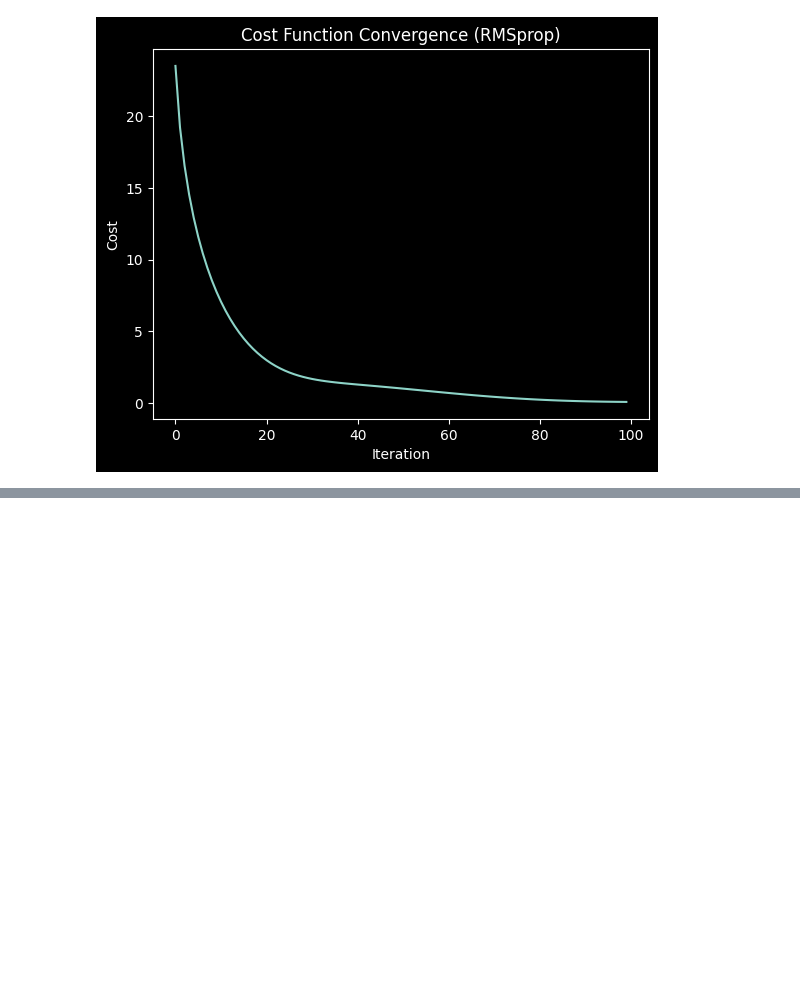
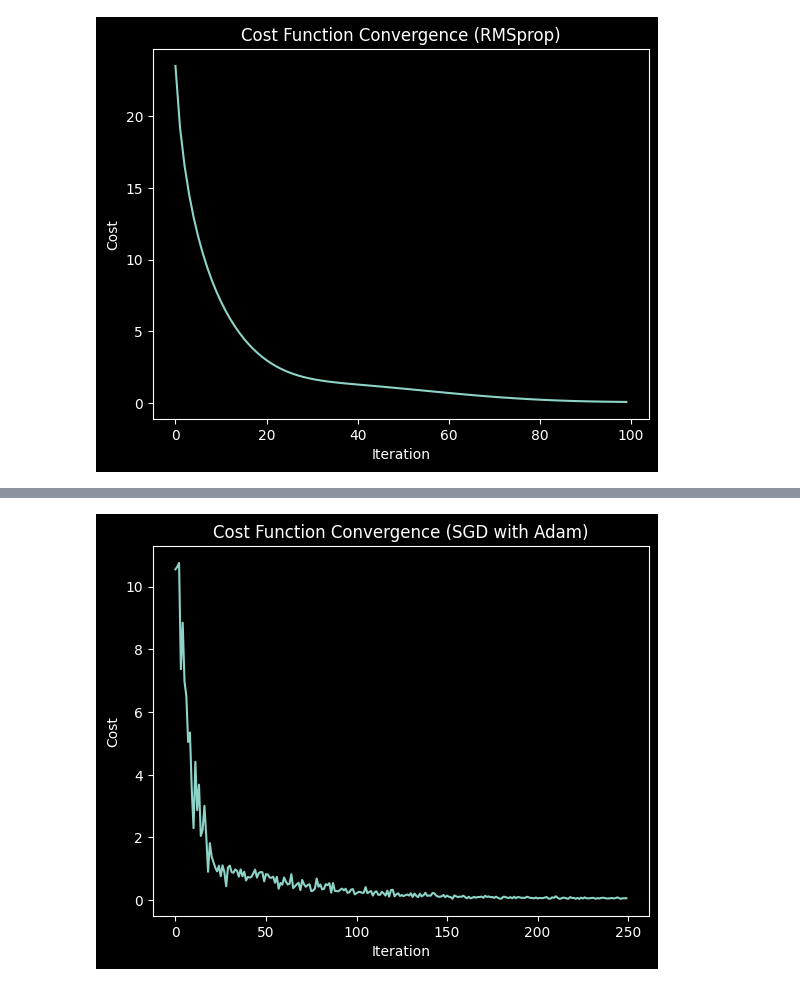
Before and after one commit to javidaf/expert-machine, a Jupyter notebook: ml-p2/ml_p2/notebooks/E41.ipynb, the cells around one changed output, grey strips where cells are left out. Cells and saved outputs as stored; diff of their text form; code cells hidden in the pictures; blank space fills up the shorter version.

```diff
--- a/ml-p2/ml_p2/notebooks/E41.ipynb
+++ b/ml-p2/ml_p2/notebooks/E41.ipynb
@@ -487,0 +597,44 @@ plt.show()
+# %%
+learning_rate = 0.1
+n_epochs = 5
+batch_size = 20
+epsilon = 1e-8
+beta1 = 0.9
+beta2 = 0.999
+# %%
+
+beta_sgd_adam = np.random.randn(X.shape[1], 1)
+m_sgd = np.zeros((X.shape[1], 1))
+v_sgd = np.zeros((X.shape[1], 1))
+cost_history_sgd_adam = []
+t = 0
+
+
+for epoch in range(n_epochs):
+    mini_batches = create_mini_batches(X, y, batch_size)
+    for X_mini, y_mini in mini_batches:
+        t += 1
+
+        y_pred = X_mini @ beta_sgd_adam
+        error = y_pred - y_mini
+
+        cost = (1 / len(y_mini)) * np.sum(error**2)
+        cost_history_sgd_adam.append(cost)
+
+        gradient = (2 / len(y_mini)) * X_mini.T @ error
+        m_sgd = beta1 * m_sgd + (1 - beta1) * gradient
+
+        v_sgd = beta2 * v_sgd + (1 - beta2) * gradient**2
+
+        m_hat_sgd = m_sgd / (1 - beta1**t)
+
+        v_hat_sgd = v_sgd / (1 - beta2**t)
+        beta_sgd_adam -= learning_rate * m_hat_sgd / (np.sqrt(v_hat_sgd) + epsilon)
+
+plt.plot(range(len(cost_history_sgd_adam)), cost_history_sgd_adam)
+plt.xlabel("Iteration")
+plt.ylabel("Cost")
+plt.title("Cost Function Convergence (SGD with Adam)")
+plt.show()
+# %% [output]
+[figure, added]
```
Also changed, not shown: parts of 11 cells of this notebook.
